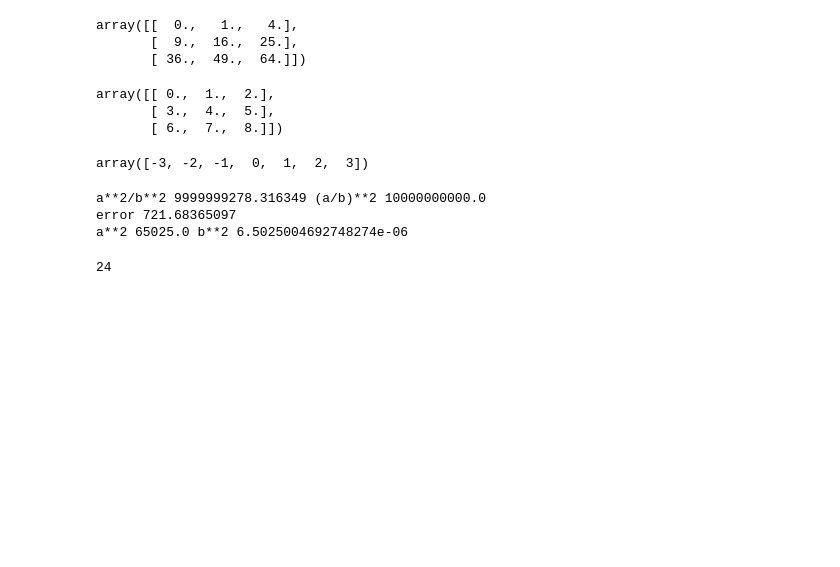
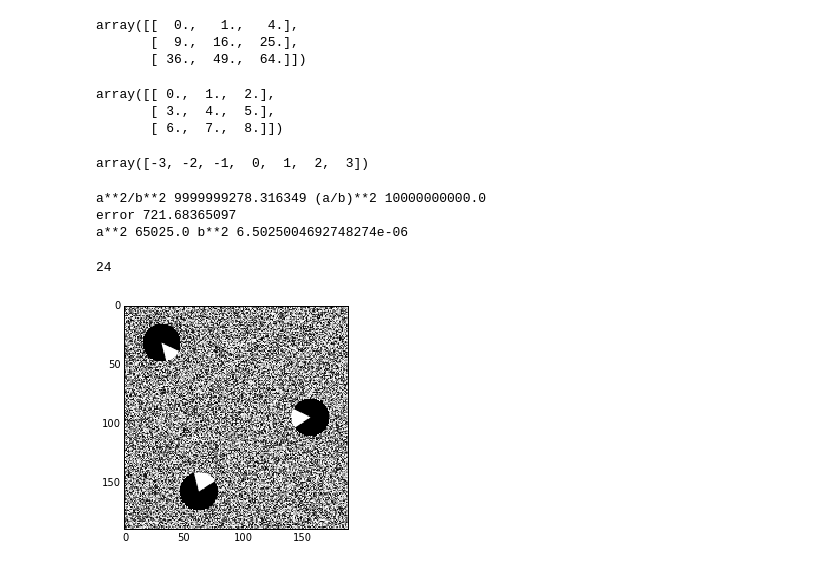
Before and after one commit to eqfinney/diffusion-models, a Jupyter notebook: diffusion.ipynb, the cells around one changed output. Saved outputs shown, nothing was run; the diff lists cells and outputs as text; code cells hidden in the pictures; blank space fills up the shorter version.

Commit message:
Got inpainting working but it's slow

```diff
--- a/diffusion.ipynb
+++ b/diffusion.ipynb
@@ -24,6 +24,12 @@ img = ndimage.imread('./eed-noise.png')
 # extract red channel
 img = img[:,:,0]
 height, width = img.shape
+
+# Image for inpainting
+inpainting_img = ndimage.imread('./inpainting-input.png')
+inpainting_mask = ndimage.imread('./inpainting-mask.png')
+inpainting_mask = inpainting_mask[:,:,0]
+inpaint_h, inpaint_w = inpainting_img.shape
 # %%
 imgplot = plt.imshow(img, cm.Greys_r, interpolation='none', vmin = 0, vmax = 255)
 # %% [output]
@@ -41,5 +47,5 @@ eps = np.finfo(float).eps # machine epsilon
 # %%
-def show(img):
+def show(img, height=height, width=width):
     plt.imshow(img.reshape(height,width), cm.Greys_r, interpolation='none', vmin = 0, vmax = 255)
 # %%
 def do_step_reflected_boundary_linear_homogeneous(u):
@@ -296,3 +302,7 @@ a**2 65025.0 b**2 6.5025004692748274e-06
 (-1)%25
 # %% [output]
 24
+# %%
+show(inpainting_img, inpaint_h, inpaint_w)
+# %% [output]
+[figure, added]
```
Also changed, not shown: parts of 29 cells of this notebook.
